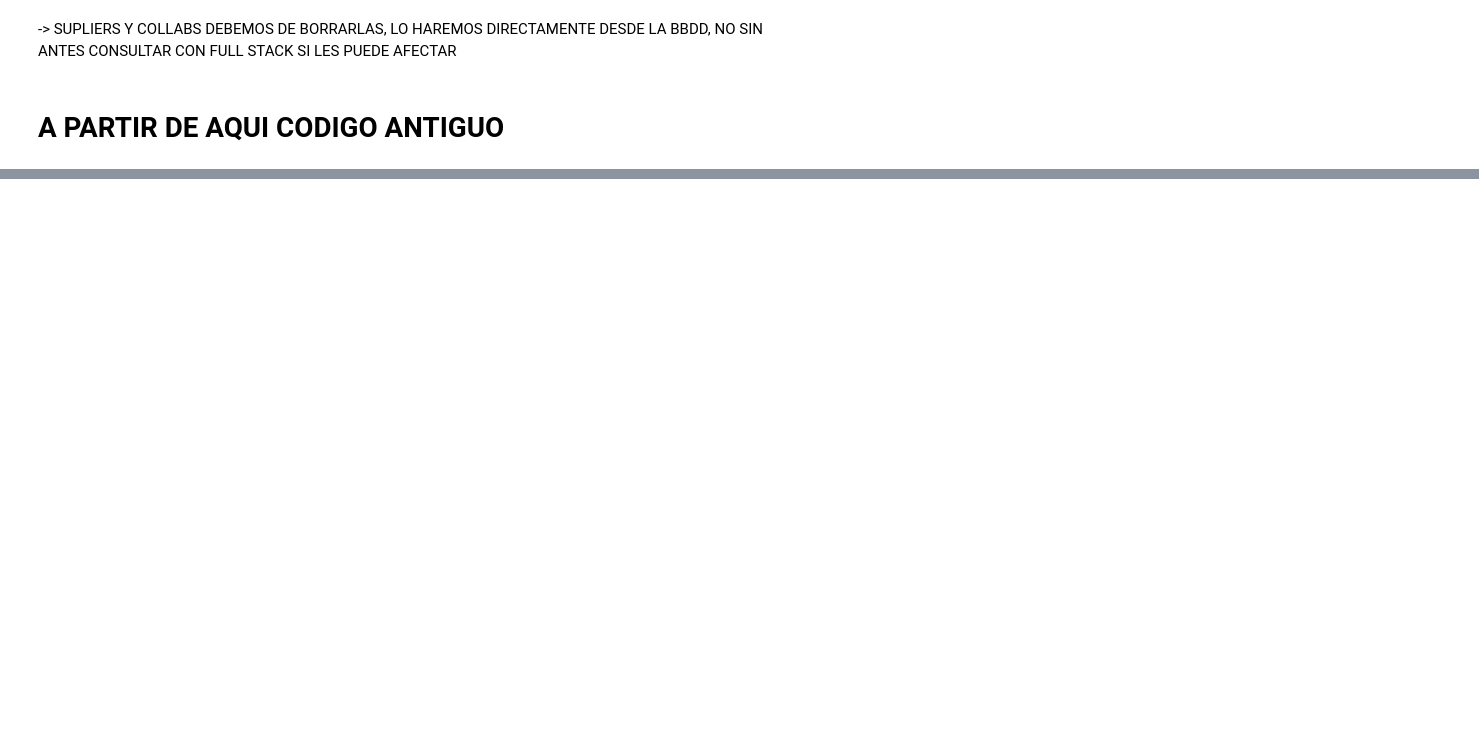
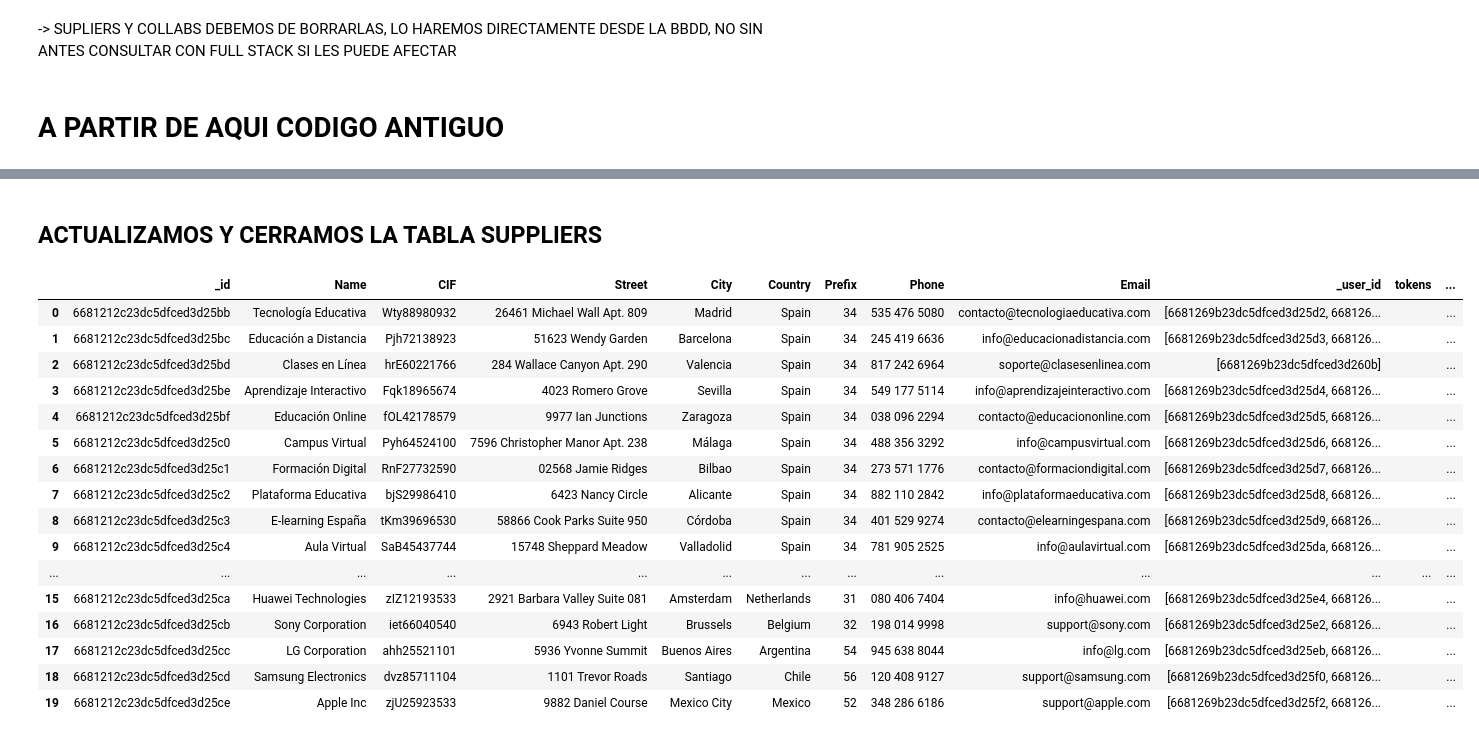
Before and after one commit to vjnoguera/Desafio_tripulaciones, a Jupyter notebook: notebooks/db_mongo_DT.ipynb, the cells around one changed output, grey strips where cells are left out. Saved outputs shown, nothing was run; the diff lists cells and outputs as text; code cells hidden in the pictures; blank space fills up the shorter version.

```diff
--- a/notebooks/db_mongo_DT.ipynb
+++ b/notebooks/db_mongo_DT.ipynb
@@ -277,7 +372,7 @@ client.close()
 # %% [output]
 Datos insertados exitosamente
 # %%
-"""BORRADO Y ACTUALIZACION DE LA TABLA suppliers"""
+"""BORRADO Y ACTUALIZACION DE LA TABLA SUPPLIERS"""
 
 
 # URL del repositorio de MongoDB
@@ -294,7 +389,7 @@ collection = db["suppliers"]
 # df = pd.read_csv("tu_archivo.csv")  # Ejemplo de cómo cargar un dataframe
 
 # Convertir el dataframe a una lista de diccionarios
-data = df_suppliers.to_dict(orient="records")
+data = dff_suppliers.to_dict(orient="records")
 
 # Eliminar todos los documentos existentes en la colección     OJOOOoooooOoOOOOOOOOOOOOOOOOOO , esta linead borra BD
 collection.delete_many({})
@@ -692,0 +757,57 @@ memory usage: 256.0+ bytes
+# %% [markdown]
+## ACTUALIZAMOS Y CERRAMOS LA TABLA SUPPLIERS
+# %%
+"""DESCARGAMOS TABLA SUPPLIERS"""
+
+
+# Definir la función para descargar la colección desde MongoDB
+def download_collection_from_mongodb(uri, db_name, collection_name):
+    # Conectar a MongoDB
+    client = MongoClient(uri)
+    try:
+        # Seleccionar la base de datos y la colección
+        db = client[db_name]
+        collection = db[collection_name]
+
+        # Descargar los datos de la colección
+        data = list(collection.find())
+
+        # Convertir los datos a un DataFrame de pandas
+        df = pd.DataFrame(data)
+    finally:
+        # Cerrar la conexión
+        client.close()
+
+    return df
+
+# Datos de conexión a MongoDB
+uri = "mongodb+srv://Cluster78620:uuMda3E0UnvIPzdi@cluster786∫20.jcfu9lt.mongodb.net"  # Cambia la URL según sea necesario
+db_name = "Samoo"  # Cambia 'nombre_de_la_base_de_datos' por el nombre de tu base de datos
+collection_name = "suppliers"  # Cambia 'nombre_de_la_coleccion' por el nombre de tu colección
+
+# Descargar la colección y convertirla en un DataFrame
+dff_suppliers = download_collection_from_mongodb(uri, db_name, collection_name)
+
+# Mostrar el Dat.inaFrame
+dff_suppliers
+
+# Opcional: Guardar el DataFrame en un archivo CSV
+# df.to_csv('nombre_del_archivo.csv', index=False)  # Cambia 'nombre_del_archivo.csv' por el nombre deseado
+# %% [output]
+|  | _id | Name | CIF | Street | City | Country | Prefix | Phone | Email | _user_id | tokens | ... |
+| 0 | 6681212c23dc5dfced3d25bb | Tecnología Educativa | Wty88980932 | 26461 Michael Wall Apt. 809 | Madrid | Spain | 34 | 535 476 5080 | contacto@tecnologiaeducativa.com | [6681269b23dc5dfced3d25d2, 668126... |  | ... |
+| 1 | 6681212c23dc5dfced3d25bc | Educación a Distancia | Pjh72138923 | 51623 Wendy Garden | Barcelona | Spain | 34 | 245 419 6636 | info@educacionadistancia.com | [6681269b23dc5dfced3d25d3, 668126... |  | ... |
+| 2 | 6681212c23dc5dfced3d25bd | Clases en Línea | hrE60221766 | 284 Wallace Canyon Apt. 290 | Valencia | Spain | 34 | 817 242 6964 | soporte@clasesenlinea.com | [6681269b23dc5dfced3d260b] |  | ... |
+| 3 | 6681212c23dc5dfced3d25be | Aprendizaje Interactivo | Fqk18965674 | 4023 Romero Grove | Sevilla | Spain | 34 | 549 177 5114 | info@aprendizajeinteractivo.com | [6681269b23dc5dfced3d25d4, 668126... |  | ... |
+| 4 | 6681212c23dc5dfced3d25bf | Educación Online | fOL42178579 | 9977 Ian Junctions | Zaragoza | Spain | 34 | 038 096 2294 | contacto@educaciononline.com | [6681269b23dc5dfced3d25d5, 668126... |  | ... |
+| 5 | 6681212c23dc5dfced3d25c0 | Campus Virtual | Pyh64524100 | 7596 Christopher Manor Apt. 238 | Málaga | Spain | 34 | 488 356 3292 | info@campusvirtual.com | [6681269b23dc5dfced3d25d6, 668126... |  | ... |
+| 6 | 6681212c23dc5dfced3d25c1 | Formación Digital | RnF27732590 | 02568 Jamie Ridges | Bilbao | Spain | 34 | 273 571 1776 | contacto@formaciondigital.com | [6681269b23dc5dfced3d25d7, 668126... |  | ... |
+| 7 | 6681212c23dc5dfced3d25c2 | Plataforma Educativa | bjS29986410 | 6423 Nancy Circle | Alicante | Spain | 34 | 882 110 2842 | info@plataformaeducativa.com | [6681269b23dc5dfced3d25d8, 668126... |  | ... |
+| 8 | 6681212c23dc5dfced3d25c3 | E-learning España | tKm39696530 | 58866 Cook Parks Suite 950 | Córdoba | Spain | 34 | 401 529 9274 | contacto@elearningespana.com | [6681269b23dc5dfced3d25d9, 668126... |  | ... |
+| 9 | 6681212c23dc5dfced3d25c4 | Aula Virtual | SaB45437744 | 15748 Sheppard Meadow | Valladolid | Spain | 34 | 781 905 2525 | info@aulavirtual.com | [6681269b23dc5dfced3d25da, 668126... |  | ... |
+| ... | ... | ... | ... | ... | ... | ... | ... | ... | ... | ... | ... | ... |
+| 15 | 6681212c23dc5dfced3d25ca | Huawei Technologies | zIZ12193533 | 2921 Barbara Valley Suite 081 | Amsterdam | Netherlands | 31 | 080 406 7404 | info@huawei.com | [6681269b23dc5dfced3d25e4, 668126... |  | ... |
+| 16 | 6681212c23dc5dfced3d25cb | Sony Corporation | iet66040540 | 6943 Robert Light | Brussels | Belgium | 32 | 198 014 9998 | support@sony.com | [6681269b23dc5dfced3d25e2, 668126... |  | ... |
+| 17 | 6681212c23dc5dfced3d25cc | LG Corporation | ahh25521101 | 5936 Yvonne Summit | Buenos Aires | Argentina | 54 | 945 638 8044 | info@lg.com | [6681269b23dc5dfced3d25eb, 668126... |  | ... |
+| 18 | 6681212c23dc5dfced3d25cd | Samsung Electronics | dvz85711104 | 1101 Trevor Roads | Santiago | Chile | 56 | 120 408 9127 | support@samsung.com | [6681269b23dc5dfced3d25f0, 668126... |  | ... |
+| 19 | 6681212c23dc5dfced3d25ce | Apple Inc | zjU25923533 | 9882 Daniel Course | Mexico City | Mexico | 52 | 348 286 6186 | support@apple.com | [6681269b23dc5dfced3d25f2, 668126... |  | ... |
```
Also changed, not shown: parts of 70 cells of this notebook, 17 other files.
